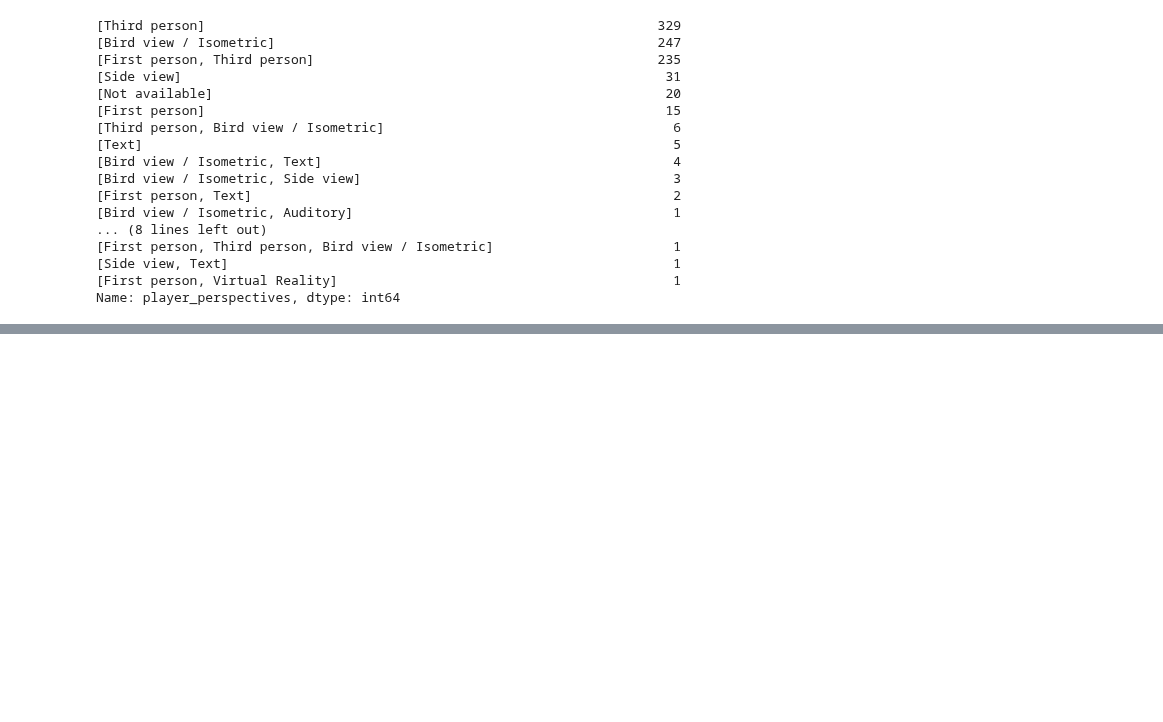
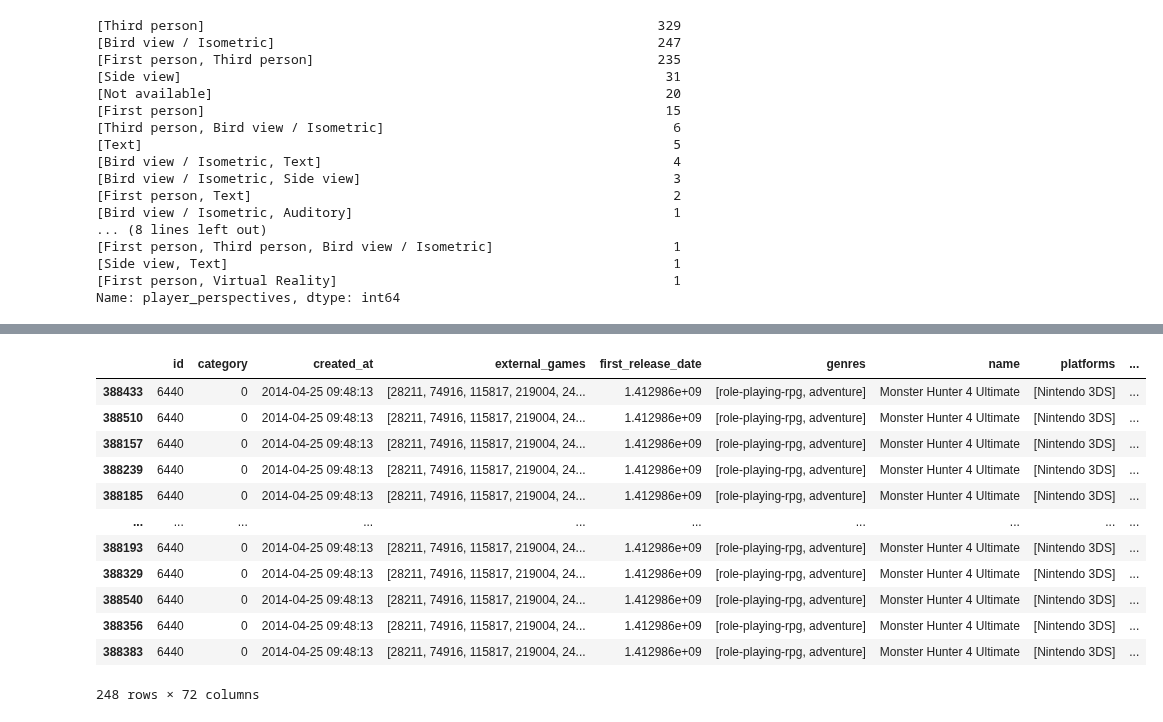
Before and after one commit to MrEnigmamgine/Videogame-Capstone_fork, a Jupyter notebook: Glady-acquire-Exploration.ipynb, the cells around one changed output, grey strips where cells are left out. Drawn from its saved outputs; the diff is of its cells as text; code cells hidden in the pictures; blank space fills up the shorter version.

```diff
--- a/Glady-acquire-Exploration.ipynb
+++ b/Glady-acquire-Exploration.ipynb
@@ -739,0 +819,16 @@ AttributeError: 'AxesSubplot' object has no attribute 'subplots'
+# %%
+df_subperb_rating.loc[df_subperb_rating['id'] == 6440]
+# %% [output]
+|  | id | category | created_at | external_games | first_release_date | genres | name | platforms | ... |
+| 388433 | 6440 | 0 | 2014-04-25 09:48:13 | [28211, 74916, 115817, 219004, 24... | 1.412986e+09 | [role-playing-rpg, adventure] | Monster Hunter 4 Ultimate | [Nintendo 3DS] | ... |
+| 388510 | 6440 | 0 | 2014-04-25 09:48:13 | [28211, 74916, 115817, 219004, 24... | 1.412986e+09 | [role-playing-rpg, adventure] | Monster Hunter 4 Ultimate | [Nintendo 3DS] | ... |
+| 388157 | 6440 | 0 | 2014-04-25 09:48:13 | [28211, 74916, 115817, 219004, 24... | 1.412986e+09 | [role-playing-rpg, adventure] | Monster Hunter 4 Ultimate | [Nintendo 3DS] | ... |
+| 388239 | 6440 | 0 | 2014-04-25 09:48:13 | [28211, 74916, 115817, 219004, 24... | 1.412986e+09 | [role-playing-rpg, adventure] | Monster Hunter 4 Ultimate | [Nintendo 3DS] | ... |
+| 388185 | 6440 | 0 | 2014-04-25 09:48:13 | [28211, 74916, 115817, 219004, 24... | 1.412986e+09 | [role-playing-rpg, adventure] | Monster Hunter 4 Ultimate | [Nintendo 3DS] | ... |
+| ... | ... | ... | ... | ... | ... | ... | ... | ... | ... |
+| 388193 | 6440 | 0 | 2014-04-25 09:48:13 | [28211, 74916, 115817, 219004, 24... | 1.412986e+09 | [role-playing-rpg, adventure] | Monster Hunter 4 Ultimate | [Nintendo 3DS] | ... |
+| 388329 | 6440 | 0 | 2014-04-25 09:48:13 | [28211, 74916, 115817, 219004, 24... | 1.412986e+09 | [role-playing-rpg, adventure] | Monster Hunter 4 Ultimate | [Nintendo 3DS] | ... |
+| 388540 | 6440 | 0 | 2014-04-25 09:48:13 | [28211, 74916, 115817, 219004, 24... | 1.412986e+09 | [role-playing-rpg, adventure] | Monster Hunter 4 Ultimate | [Nintendo 3DS] | ... |
+| 388356 | 6440 | 0 | 2014-04-25 09:48:13 | [28211, 74916, 115817, 219004, 24... | 1.412986e+09 | [role-playing-rpg, adventure] | Monster Hunter 4 Ultimate | [Nintendo 3DS] | ... |
+| 388383 | 6440 | 0 | 2014-04-25 09:48:13 | [28211, 74916, 115817, 219004, 24... | 1.412986e+09 | [role-playing-rpg, adventure] | Monster Hunter 4 Ultimate | [Nintendo 3DS] | ... |
+248 rows × 72 columns
```
Also changed, not shown: parts of 82 cells of this notebook.
